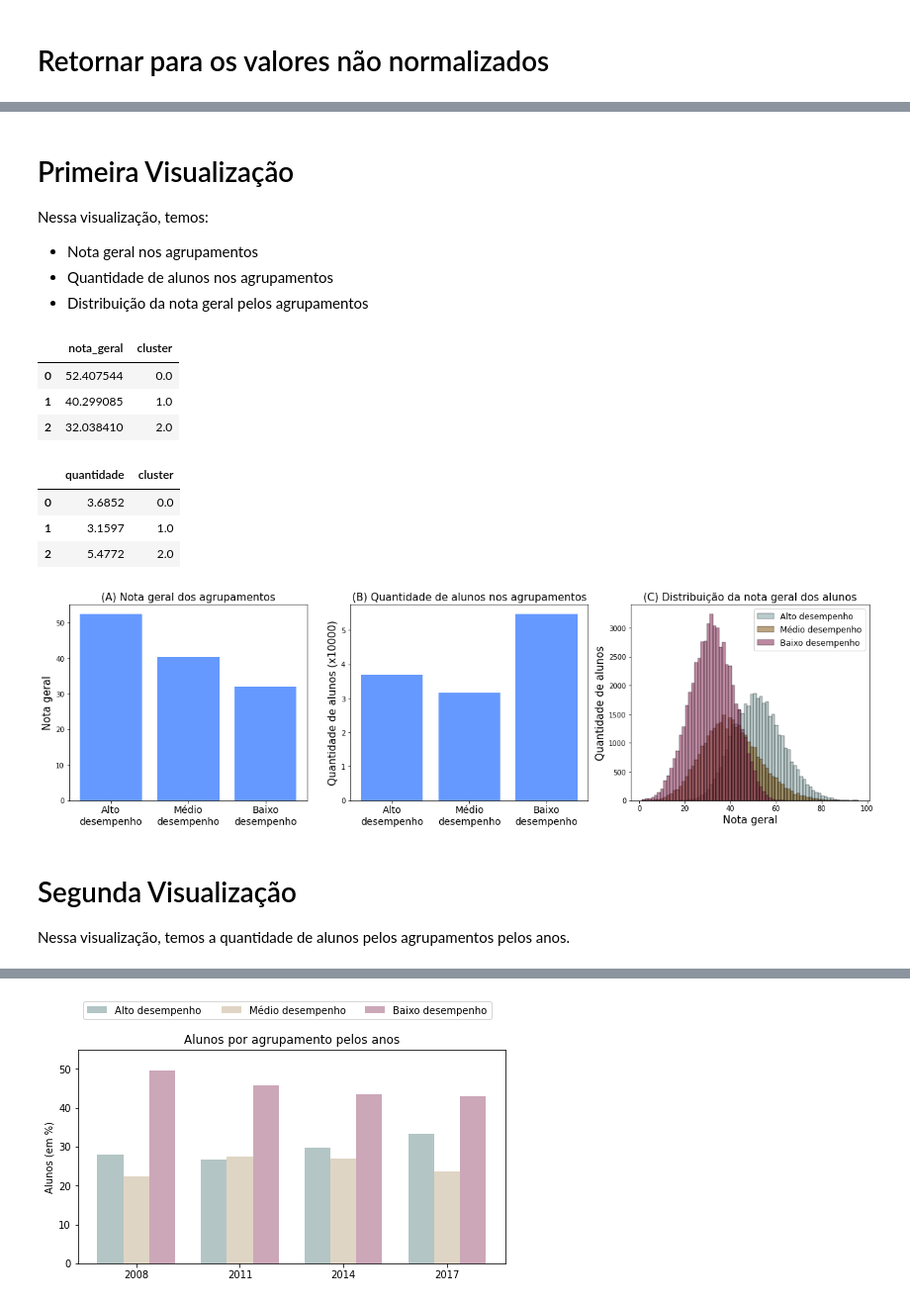
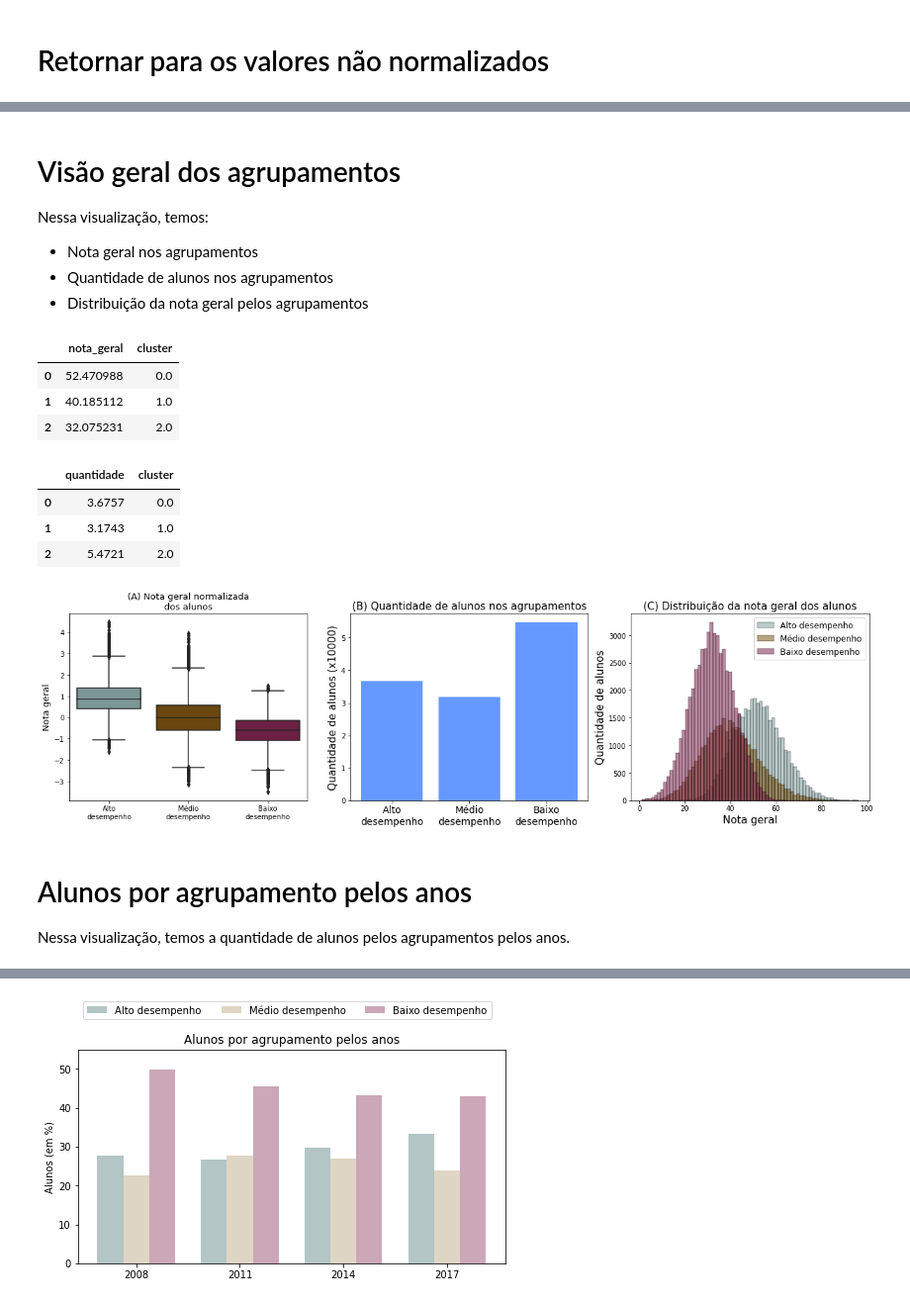
Before and after one commit to als-v/Analise-Enade, a Jupyter notebook: analise.ipynb, the cells around one changed output, grey strips where cells are left out. Shown: that part at 99% size. Saved outputs shown, nothing was run; the diff lists cells and outputs as text; code cells hidden in the pictures.

Commit message:
Alteração na visualização da análise, e do Readme

```diff
--- a/analise.ipynb
+++ b/analise.ipynb
@@ -55,6 +60,7 @@ dados['cluster'] = kmeans.labels_.tolist()
 # %% [markdown]
 # Retornar para os valores não normalizados
 # %%
+dados['nota_geral_norm'] = dados['nota_geral']
 colunasNormalizadasZscore = ['nota_geral', 'idade', 'idade_comeco_graduacao', 'tempo_ocioso', 'tempo_cursado', 'livros_ano', 'horas_estudo', 'pessoas_moradia', 'condicoes_praticas_materiais', 'plano_ensino', 'avaliacao_curso']
 dados[colunasNormalizadasZscore] = dadosNaoNormalizados[colunasNormalizadasZscore]
 dados
@@ -83,5 +87,11 @@ dados = sc.ordenarDesempenho(dados, labelsClusters, labelsClustersSemEspaco)
+# %%
+dados = sc.ordenarDesempenho(dados, labelsClusters, labelsClustersSemEspaco)
+
+data1 = dados.loc[dados['cluster'] == 0]
+data2 = dados.loc[dados['cluster'] == 1]
+data3 = dados.loc[dados['cluster'] == 2]
 # %% [markdown]
-# Primeira Visualização
+# Visão geral dos agrupamentos
 
 Nessa visualização, temos:
   - Nota geral nos agrupamentos
@@ -92,51 +102,58 @@ dataMedia = sc.mediaNotaGeral(dados)
 dataMedia
 # %% [output]
 |  | nota_geral | cluster |
-| 0 | 52.407544 | 0.0 |
-| 1 | 40.299085 | 1.0 |
-| 2 | 32.038410 | 2.0 |
+| 0 | 52.470988 | 0.0 |
+| 1 | 40.185112 | 1.0 |
+| 2 | 32.075231 | 2.0 |
 # %%
 quantidadeAlunos = sc.quantidadeAlunos(dados)
 quantidadeAlunos
 # %% [output]
 |  | quantidade | cluster |
-| 0 | 3.6852 | 0.0 |
-| 1 | 3.1597 | 1.0 |
-| 2 | 5.4772 | 2.0 |
+| 0 | 3.6757 | 0.0 |
+| 1 | 3.1743 | 1.0 |
+| 2 | 5.4721 | 2.0 |
 # %%
 fig, axs = plt.subplots(1, 3)
 fig.set_figwidth(17)
 fig.set_figheight(5)
 
-# nota geral dos clusters
-axs[0].bar(x=dataMedia['cluster'], height=dataMedia['nota_geral'], color='#6699ff', width=0.8)
-axs[0].set_xticks(dataMedia['cluster'])
-axs[0].set_xticklabels(labels=labelsClusters, fontsize=14)
-axs[0].set_ylabel('Nota geral', fontsize=15)
-axs[0].set_title('(A) Nota geral dos agrupamentos', fontsize=15)
+# # nota geral dos clusters
+# axs[0].bar(x=dataMedia['cluster'], height=dataMedia['nota_geral'], color='#6699ff', width=0.8)
+# axs[0].set_xticks(dataMedia['cluster'])
+# axs[0].set_xticklabels(labels=labelsClusters, fontsize=14)
+# axs[0].set_ylabel('Nota geral', fontsize=15)
+# axs[0].set_title('(A) Nota geral dos agrupamentos', fontsize=15)
+
+# nota geral normalizada dos clusters
+sns.boxplot(data=pd.concat([data1, data2, data3]), y='nota_geral_norm', x='cluster', palette=["#7899998F", "#784B003B", "#78154360"], ax = axs[0])
+axs[0].set_xticklabels(labelsClusters)
+axs[0].set_xlabel('')
+axs[0].set_ylabel('Nota geral', fontsize=13)
+axs[0].set_title('(A) Nota geral normalizada\ndos alunos', fontsize=13)
 
 # quantidade de alunos nos agrupamentos
 axs[1].bar(x=quantidadeAlunos['cluster'], height=quantidadeAlunos['quantidade'], color='#6699ff', width=0.8)
 axs[1].set_xticks(dataMedia['cluster'])
 axs[1].set_xticklabels(labels=labelsClusters, fontsize=14)
 axs[1].set_ylabel('Quantidade de alunos (x10000)', fontsize=15)
 axs[1].set_title('(B) Quantidade de alunos nos agrupamentos', fontsize=15)
 
 # histograma das notas
 sns.histplot(dados, bins = 70, x='nota_geral', hue='label cluster se', palette=["#78154360", "#784B003B", "#7899998F"], alpha=0.5, ax = axs[2], label=['A', 'B', 'C'])
 axs[2].set_ylabel('Quantidade de alunos', fontsize=15)
 axs[2].set_xlabel('Nota geral', fontsize=15)
 plt.legend(labelsClustersSemEspaco, fontsize=12)
 plt.title('(C) Distribuição da nota geral dos alunos', fontsize=15)
 
 # config
 fig.tight_layout()
 
 plt.show()
 # %% [output]
-[figure, old version]
+[figure, new version]
 # %% [markdown]
-# Segunda Visualização
+# Alunos por agrupamento pelos anos
 
 Nessa visualização, temos a quantidade de alunos pelos agrupamentos pelos anos.
 # %%
```
Also changed, not shown: parts of 20 cells of this notebook, 2 other files.
